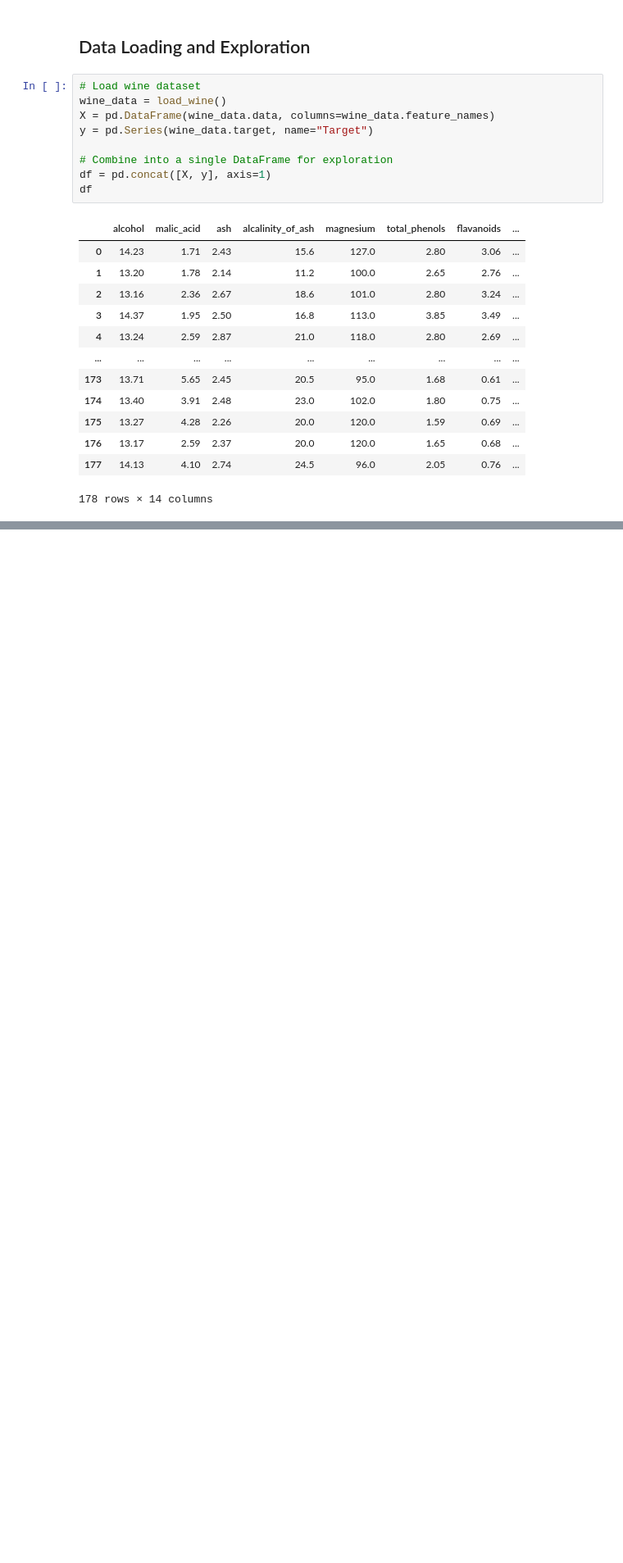
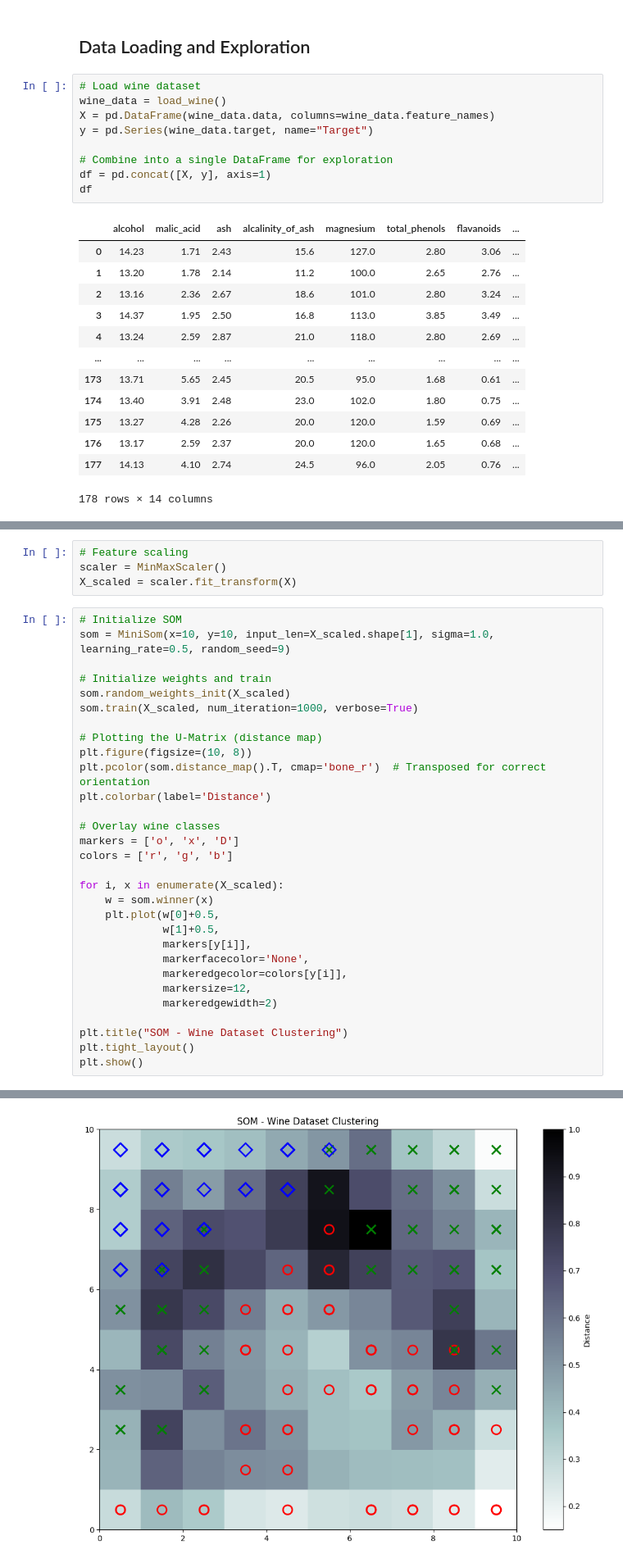
Before and after one commit to bhakuni27/Deep-Learning-Models, a Jupyter notebook: DL_Models/SOM/som_notebook.ipynb, the cells around one changed output, grey strips where cells are left out. Shown at 82% size. Saved outputs shown, nothing was run; the diff lists cells and outputs as text; blank space fills up the shorter version.

```diff
--- a/DL_Models/SOM/som_notebook.ipynb
+++ b/DL_Models/SOM/som_notebook.ipynb
@@ -47,0 +105,35 @@ df
+# %%
+# Feature scaling
+scaler = MinMaxScaler()
+X_scaled = scaler.fit_transform(X)
+# %%
+# Initialize SOM
+som = MiniSom(x=10, y=10, input_len=X_scaled.shape[1], sigma=1.0, learning_rate=0.5, random_seed=9)
+
+# Initialize weights and train
+som.random_weights_init(X_scaled)
+som.train(X_scaled, num_iteration=1000, verbose=True)
+
+# Plotting the U-Matrix (distance map)
+plt.figure(figsize=(10, 8))
+plt.pcolor(som.distance_map().T, cmap='bone_r')  # Transposed for correct orientation
+plt.colorbar(label='Distance')
+
+# Overlay wine classes
+markers = ['o', 'x', 'D']
+colors = ['r', 'g', 'b']
+
+for i, x in enumerate(X_scaled):
+    w = som.winner(x)
+    plt.plot(w[0]+0.5,
+             w[1]+0.5,
+             markers[y[i]],
+             markerfacecolor='None',
+             markeredgecolor=colors[y[i]],
+             markersize=12,
+             markeredgewidth=2)
+
+plt.title("SOM - Wine Dataset Clustering")
+plt.tight_layout()
+plt.show()
+# %% [output]
@@ -47,0 +142 @@ df
+[figure, added]
```
Also changed, not shown: parts of 8 cells of this notebook.
